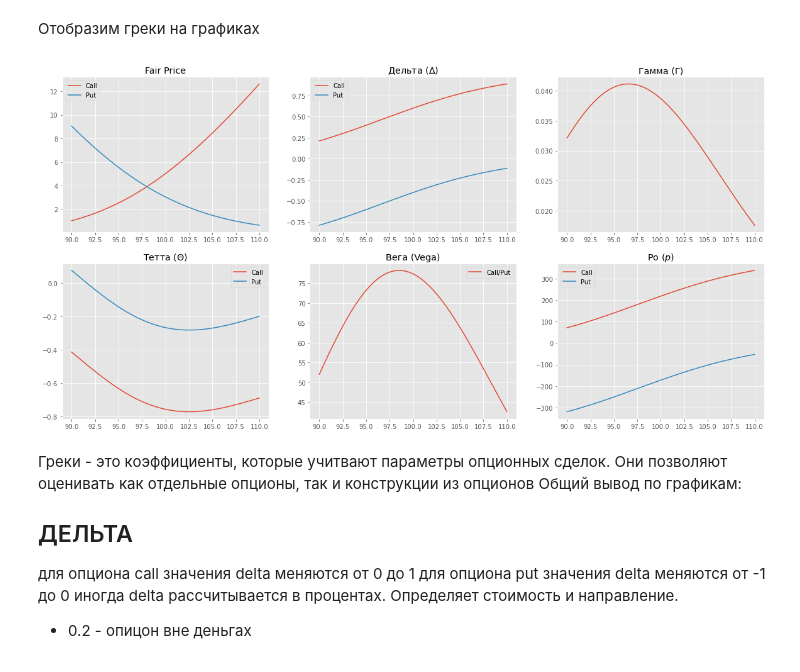
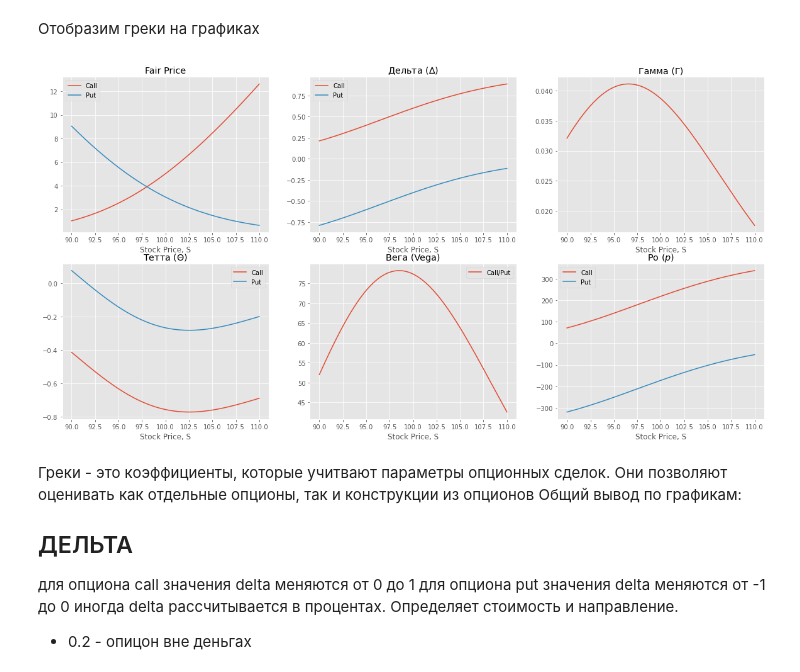
Before and after one commit to CyberCheshir/FinMath, a Jupyter notebook: Лабораторная 2.ipynb, the cells around one changed output. Cells and saved outputs as stored; diff of their text form; code cells hidden in the pictures.

```diff
--- a/Лабораторная 2.ipynb
+++ b/Лабораторная 2.ipynb
@@ -368,39 +368,45 @@ def draw_greeks():
     plt.plot(interval, fair_value_call_arr, label='Call')
     plt.plot(interval, fair_value_put_arr, label='Put')
     plt.legend(loc='best')
+    plt.xlabel('Stock Price, S')
     plt.title('Fair Price')
     # Дельта
     plt.subplot(2, 3, 2)
     plt.plot(interval, delta_call_arr, label='Call')
     plt.plot(interval, delta_put_arr, label='Put')
     plt.legend(loc='best')
+    plt.xlabel('Stock Price, S')
     plt.title('Дельта ($∆$)')
     # Дельта
     plt.subplot(2, 3, 3)
     plt.plot(interval, gamma_arr)
+    plt.xlabel('Stock Price, S')
     plt.title('Гамма (Γ)')
     # Тетта
     plt.subplot(2, 3, 4)
     plt.plot(interval, tetha_call_arr, label='Call')
     plt.plot(interval, tetha_put_arr, label='Put')
+    plt.xlabel('Stock Price, S')
     plt.legend(loc='best')
     plt.title('Тетта ($Θ$)')
     # Вега
     plt.subplot(2, 3, 5)
     plt.plot(interval, vega_arr, label='Сall/Put')
     plt.legend(loc='best')
+    plt.xlabel('Stock Price, S')
     plt.title('Вега (Vega)')
     # Ро
     plt.subplot(2, 3, 6)
     plt.plot(interval, ro_call_arr, label='Call')
     plt.plot(interval, ro_put_arr, label='Put')
     plt.legend(loc='best')
+    plt.xlabel('Stock Price, S')
     plt.title('Ро ($p$)')
 
 
 draw_greeks()
 # %% [output]
-[figure, old version]
+[figure, new version]
 # %% [markdown]
 <p>Греки - это коэффициенты, которые учитвают параметры опционных сделок.
 Они позволяют оценивать как отдельные опционы, так и конструкции из опционов
```
Also changed, not shown: parts of 2 cells of this notebook.
